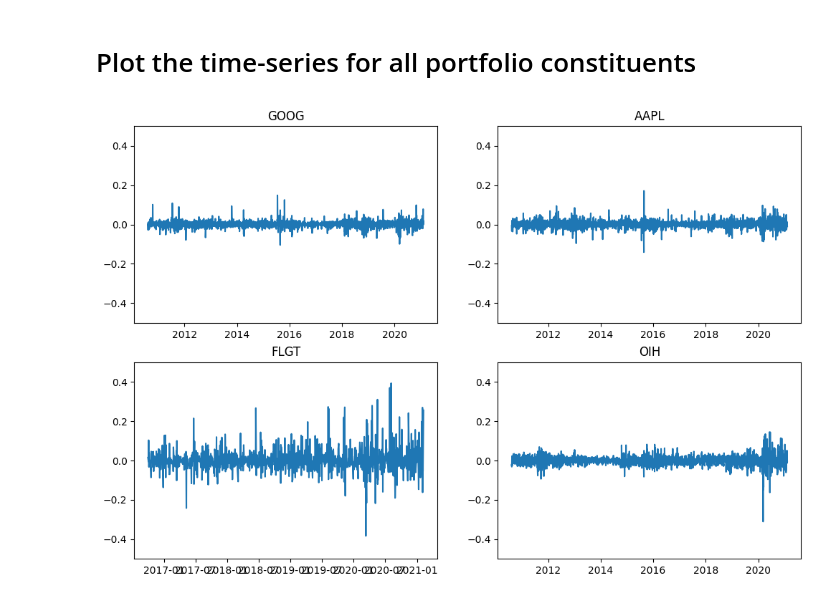
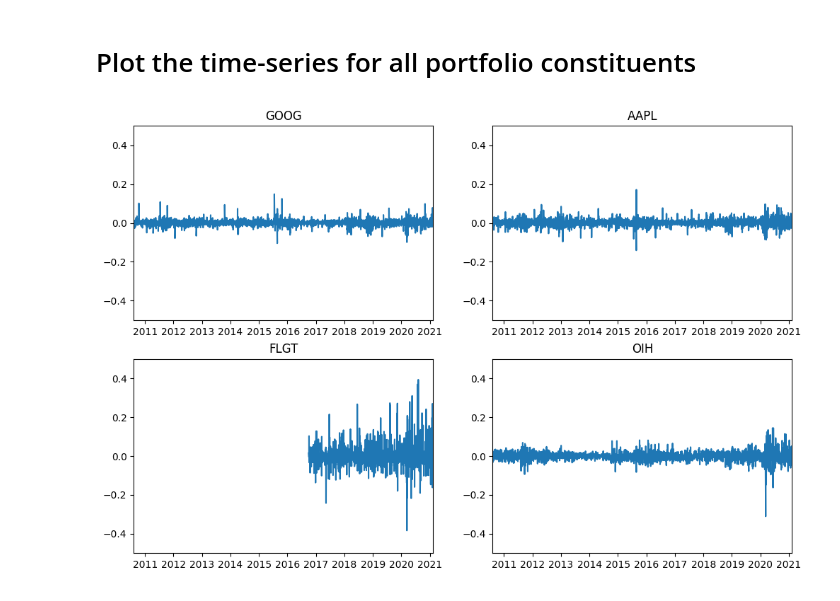
Before and after one commit to anuragr81/pioneers, a Jupyter notebook: Show_Portfolio.ipynb, the cells around one changed output. Drawn from its saved outputs; the diff is of its cells as text; code cells hidden in the pictures.

```diff
--- a/Show_Portfolio.ipynb
+++ b/Show_Portfolio.ipynb
@@ -53,27 +53,30 @@ portfolio_tickers_df
 # %%
 import matplotlib.pyplot as plt
 from itertools import product
 plot_open_prices = lambda x: plt.plot(x.Date,x.Open)
 returns_open = lambda x : (list(x.shift(-1).Date)[0:-1], list((x.shift(-1).Open /x.Open) -1)[0:-1])
 
 def plot_daily_returns_open (x):
   data = returns_open(x)
   matplotlib.pyplot.plot (data[0],data[1])
 
 n = len(portfolio_weights)
 nx=int(math.sqrt(n))
 ny=int(n/nx) if n/nx==int(n/nx) else int(n/nx)+1
 
 fig, axs = plt.subplots(nx, ny,figsize=(12,8), dpi= 100, facecolor='w', edgecolor='k')
 i = 0
+# Extracting dfs back into an array
+plotdfs = [ portfolio_tickers_df[portfolio_tickers_df.Ticker==ticker_entry] for ticker_entry,_ in portfolio_weights]
+xlim_min  = min(min(xdf.Date) for xdf in plotdfs)
+xlim_max  = max(max(xdf.Date) for xdf in plotdfs)
 for x,y in product(range(0,nx),range(0,ny)):
   if i < n:
-    ticker_entry = portfolio_weights[i][0]
-    plotdf = portfolio_tickers_df[portfolio_tickers_df.Ticker==ticker_entry]
-    plot_data = returns_open(plotdf)
+    plot_data = returns_open(plotdfs[i])
+    axs[x,y].set_xlim(xlim_min,xlim_max)
     axs[x,y].set_ylim(-.5,.5)
     axs[x,y].plot(plot_data[0],plot_data[1])
-    axs[x,y].set_title(ticker_entry)
+    axs[x,y].set_title(list(set(plotdfs[i].Ticker))[0])
   i=i+1
 # %% [output]
-[figure, old version]
+[figure, new version]
```
Also changed, not shown: parts of 1 cell of this notebook.
